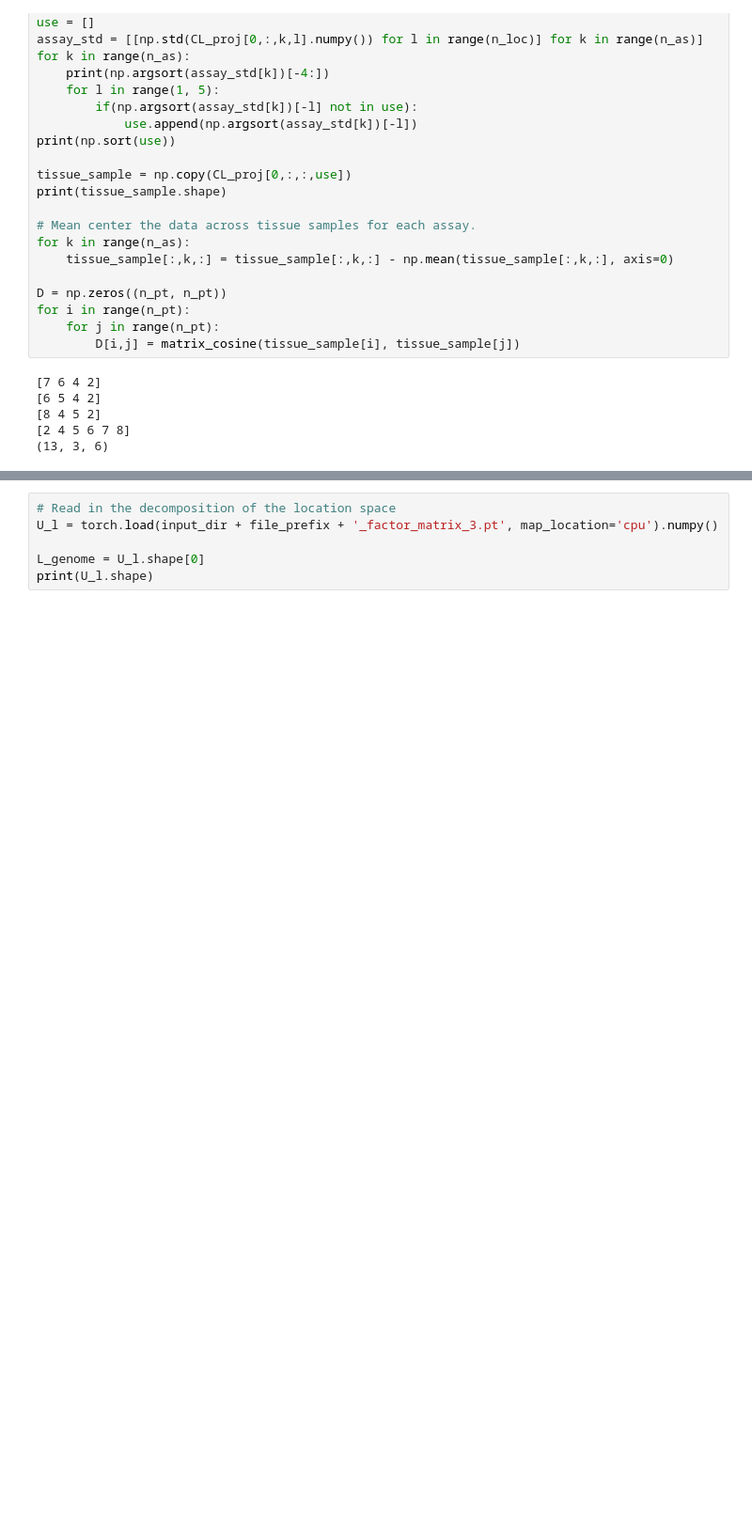
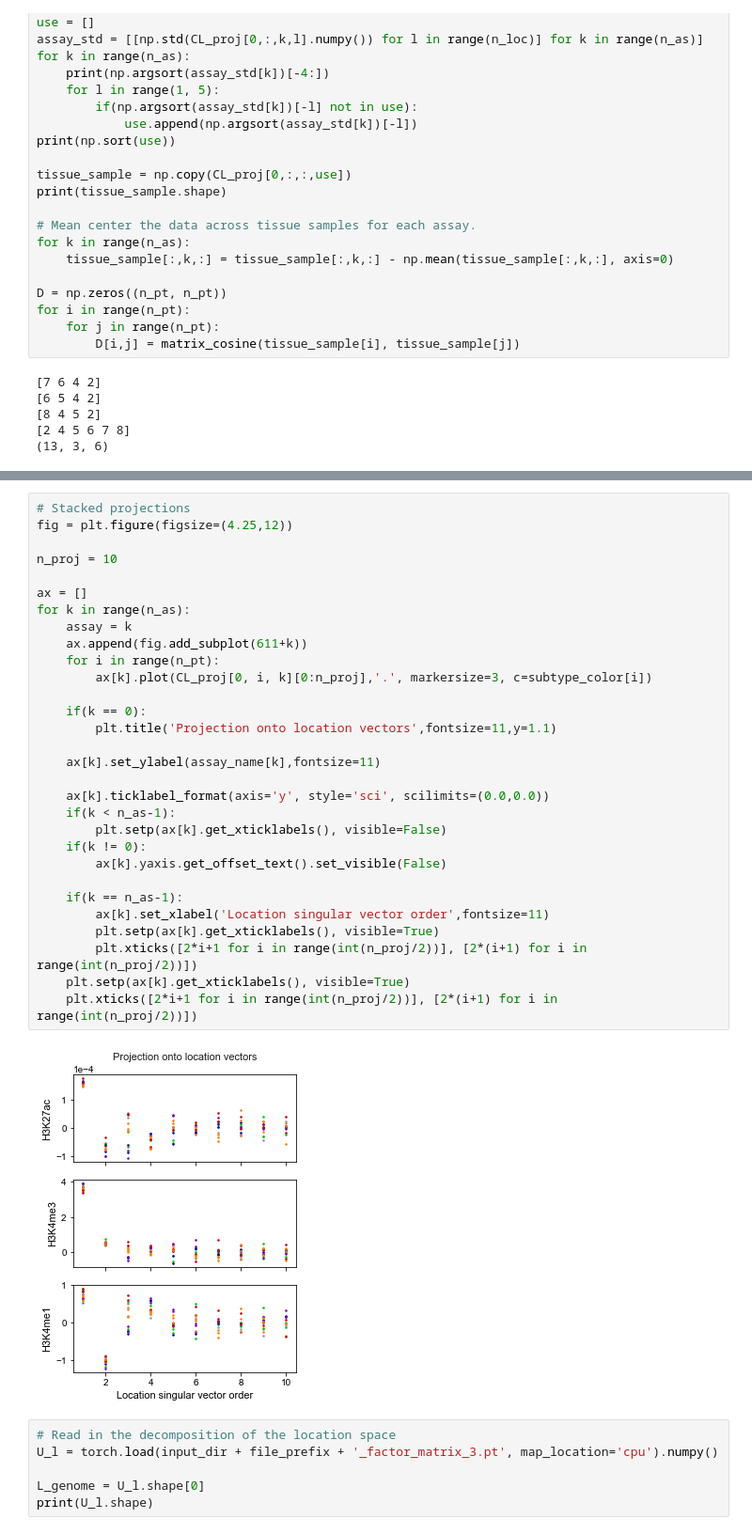
Before and after one commit to jssong-lab/DeCET, a Jupyter notebook: DeCET_downstream_analysis/DeCET_BCCL_final.ipynb, the cells around one changed output, grey strips where cells are left out. Shown at 94% size. Saved outputs shown, nothing was run; the diff lists cells and outputs as text; blank space fills up the shorter version.

```diff
--- a/DeCET_downstream_analysis/DeCET_BCCL_final.ipynb
+++ b/DeCET_downstream_analysis/DeCET_BCCL_final.ipynb
@@ -269,6 +232,38 @@ g.savefig(output_dir + 'figures/figure3_panels/'+ file_prefix + '_panelA_cluster
           date + '.pdf', format='pdf', transparent=True)
 # %% [output]
 [figure]
+# %%
+# Stacked projections
+fig = plt.figure(figsize=(4.25,12))
+
+n_proj = 10
+
+ax = []
+for k in range(n_as):
+    assay = k
+    ax.append(fig.add_subplot(611+k))
+    for i in range(n_pt):
+        ax[k].plot(CL_proj[0, i, k][0:n_proj],'.', markersize=3, c=subtype_color[i])
+
+    if(k == 0):
+        plt.title('Projection onto location vectors',fontsize=11,y=1.1)
+
+    ax[k].set_ylabel(assay_name[k],fontsize=11)
+
+    ax[k].ticklabel_format(axis='y', style='sci', scilimits=(0.0,0.0))
+    if(k < n_as-1):
+        plt.setp(ax[k].get_xticklabels(), visible=False)
+    if(k != 0):
+        ax[k].yaxis.get_offset_text().set_visible(False)
+
+    if(k == n_as-1):
+        ax[k].set_xlabel('Location singular vector order',fontsize=11)
+        plt.setp(ax[k].get_xticklabels(), visible=True)
+        plt.xticks([2*i+1 for i in range(int(n_proj/2))], [2*(i+1) for i in range(int(n_proj/2))])
+    plt.setp(ax[k].get_xticklabels(), visible=True)
+    plt.xticks([2*i+1 for i in range(int(n_proj/2))], [2*(i+1) for i in range(int(n_proj/2))])
+# %% [output]
+[figure, added]
 # %%
 # Read in the decomposition of the location space
 U_l = torch.load(input_dir + file_prefix + '_factor_matrix_3.pt', map_location='cpu').numpy()
```
Also changed, not shown: parts of 25 cells of this notebook, 9 other files.
